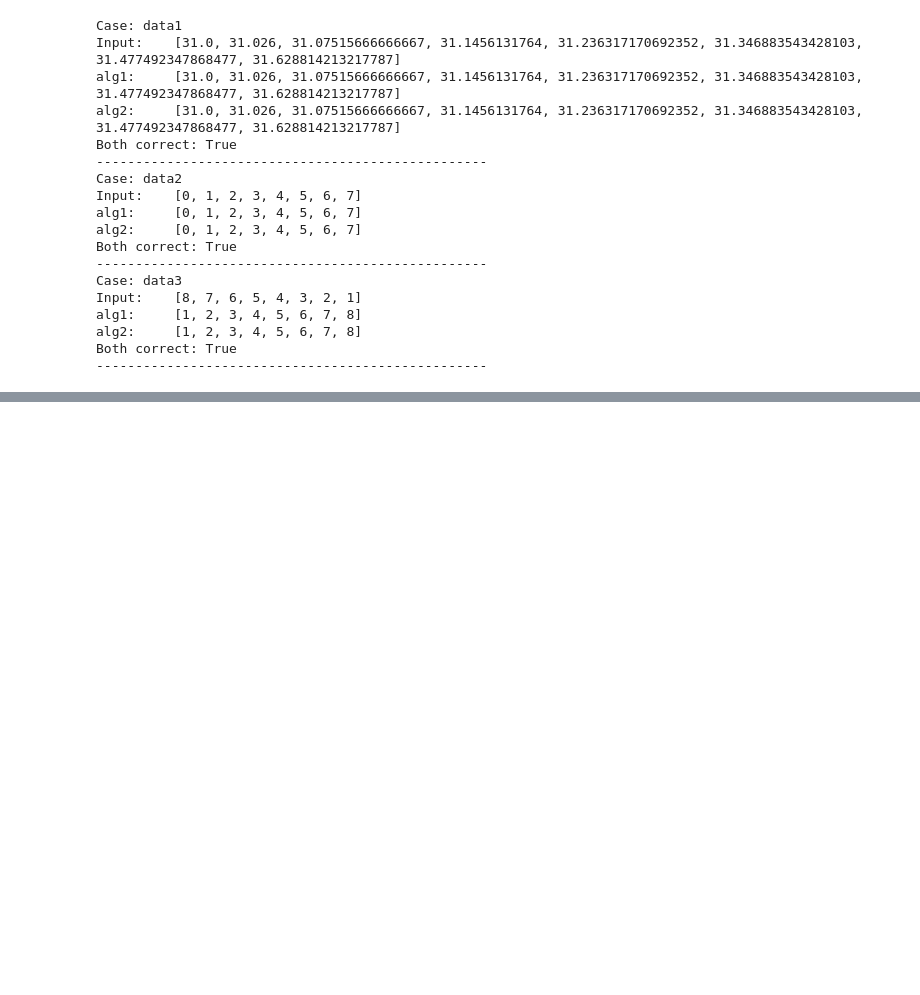
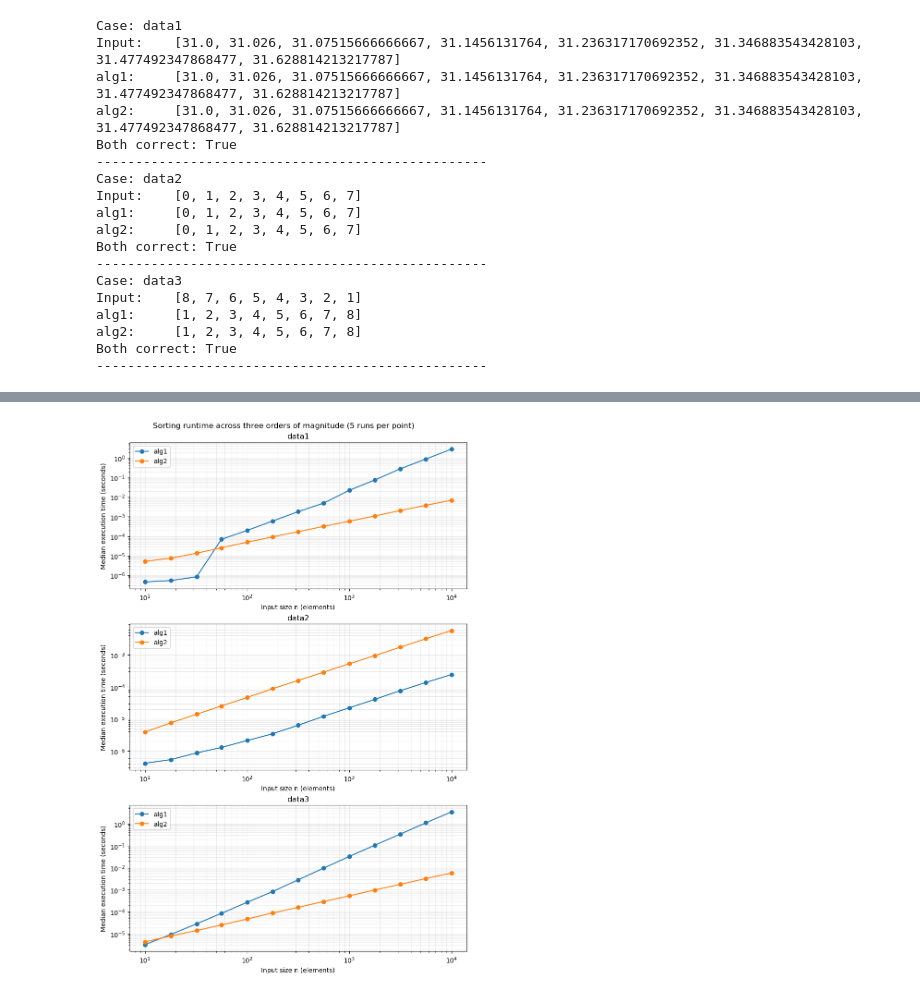
Before and after one commit to liamlian-jpg/bis-cbb-634-fall-2026, a Jupyter notebook: dsaa-exercises/studio-02-algorithm-analysis.ipynb, the cells around one changed output, grey strips where cells are left out. Cells and saved outputs as stored; diff of their text form; code cells hidden in the pictures; blank space fills up the shorter version.

Commit message:
Address portfolio feedback with peak validation and wider sorting benchmarks

```diff
--- a/dsaa-exercises/studio-02-algorithm-analysis.ipynb
+++ b/dsaa-exercises/studio-02-algorithm-analysis.ipynb
@@ -224,0 +102,14 @@ display(slopes)
+# %%
+# Known cases independently exercise emptiness, duplicates and negative values.
+known_cases = [[], [7], [3, 1, 3, -2, 0], [5, 4, 3, 2, 1], [1, 2, 3]]
+for values in known_cases:
+    for algorithm in (alg1, alg2):
+        assert algorithm(values.copy()) == sorted(values)
+print("Passed 10 known-case sorting checks.")
+
+# Check the small-data transition visible in the expanded benchmark.
+for n, expected_ordered in [(10, True), (18, True), (32, True), (56, False), (100, False)]:
+    values = data1(n)
+    ordered = values == sorted(values)
+    assert ordered == expected_ordered
+    print(f"data1 n={n}: already sorted = {ordered}")
@@ -224,0 +123,83 @@ display(slopes)
+# %%
+import time
+import platform
+from datetime import datetime, timezone
+import numpy as np
+import pandas as pd
+import matplotlib.pyplot as plt
+
+# 10 to 10,000 covers three full orders of magnitude.
+sizes = np.unique(np.rint(np.logspace(1, 4, num=13)).astype(int))
+repeats = 5
+generators = {"data1": data1, "data2": data2, "data3": data3}
+algorithms = {"alg1": alg1, "alg2": alg2}
+records = []
+
+for data_name, generator in generators.items():
+    for n in sizes:
+        test_data = generator(int(n))
+        expected = sorted(test_data)
+        for algorithm in algorithms.values():
+            assert algorithm(test_data.copy()) == expected
+        for repeat in range(repeats):
+            order = list(algorithms.items())
+            if repeat % 2:
+                order.reverse()
+            for algorithm_name, algorithm in order:
+                input_copy = test_data.copy()
+                start = time.perf_counter()
+                result = algorithm(input_copy)
+                elapsed = time.perf_counter() - start
+                assert result == expected
+                records.append({"dataset": data_name, "n": int(n),
+                                "algorithm": algorithm_name, "repeat": repeat + 1,
+                                "seconds": elapsed})
+        print(f"Completed {data_name}, n={n}", flush=True)
+
+raw = pd.DataFrame(records)
+raw.to_csv("benchmark-runs.csv", index=False)
+results = (raw.groupby(["dataset", "n", "algorithm"], as_index=False)["seconds"]
+           .median().rename(columns={"seconds": "median_seconds"}))
+results.to_csv("benchmark-medians.csv", index=False)
+
+# Report full-range and large-n slopes separately: small n can hide growth.
+slope_records = []
+for (data_name, algorithm_name), subset in results.groupby(["dataset", "algorithm"]):
+    row = {"dataset": data_name, "algorithm": algorithm_name}
+    for label, lower in [("full_range", 10), ("large_n", 1000)]:
+        selected = subset.loc[subset["n"] >= lower]
+        row[label] = np.polyfit(np.log10(selected["n"]),
+                               np.log10(selected["median_seconds"]), 1)[0]
+    slope_records.append(row)
+slopes = pd.DataFrame(slope_records)
+slopes.to_csv("benchmark-slopes.csv", index=False)
+
+fig, axes = plt.subplots(3, 1, figsize=(8, 12), layout="constrained")
+for ax, data_name in zip(axes, generators):
+    for algorithm_name in algorithms:
+        subset = results.loc[(results["dataset"] == data_name)
+                             & (results["algorithm"] == algorithm_name)].sort_values("n")
+        ax.loglog(subset["n"], subset["median_seconds"], marker="o", label=algorithm_name)
+    ax.set(title=data_name, xlabel="Input size n (elements)",
+           ylabel="Median execution time (seconds)")
+    ax.grid(True, which="both", alpha=0.25)
+    ax.legend()
+fig.suptitle("Sorting runtime across three orders of magnitude (5 runs per point)")
+fig.savefig("algorithm-runtime-comparison.png", dpi=150)
+plt.show()
+
+timing_table = results.pivot(index=["dataset", "n"], columns="algorithm", values="median_seconds")
+metadata = (f"Measured run completed: {datetime.now(timezone.utc).isoformat()}\n"
+            f"Python {platform.python_version()}; {platform.platform()}\n"
+            f"n: {sizes.tolist()}; repeats: {repeats}; timer: perf_counter\n"
+            "Generation, external copying, reference sorting and assertions excluded from timing.\n"
+            "Raw trials: benchmark-runs.csv; all 390 timed results matched sorted().\n")
+with open("benchmark-results.txt", "w") as output:
+    report = (metadata + "\nMedian seconds\n" + timing_table.to_string(float_format=lambda x: f"{x:.9g}")
+              + "\n\nLog-log slopes: full range 10–10000; large n 1000–10000\n"
+              + slopes.to_string(index=False))
+    output.write("\n".join(line.rstrip() for line in report.splitlines()) + "\n")
+print(metadata)
+display(timing_table)
+display(slopes)
+# %% [output]
@@ -224,0 +223 @@ display(slopes)
+[figure, added]
```
Also changed, not shown: parts of 5 cells of this notebook, 12 other files.
